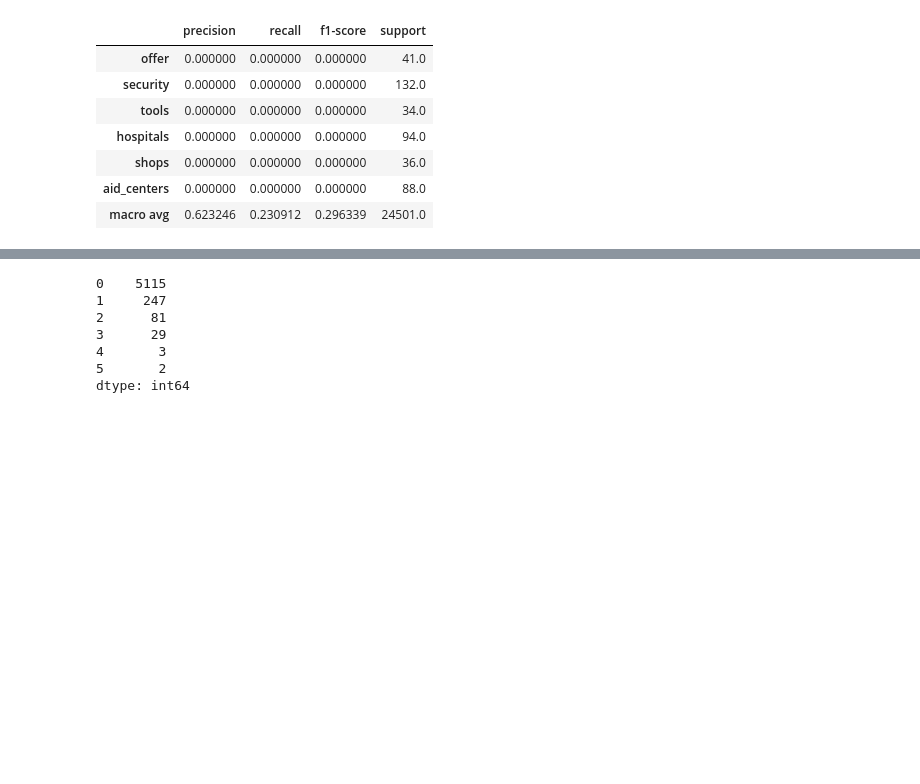
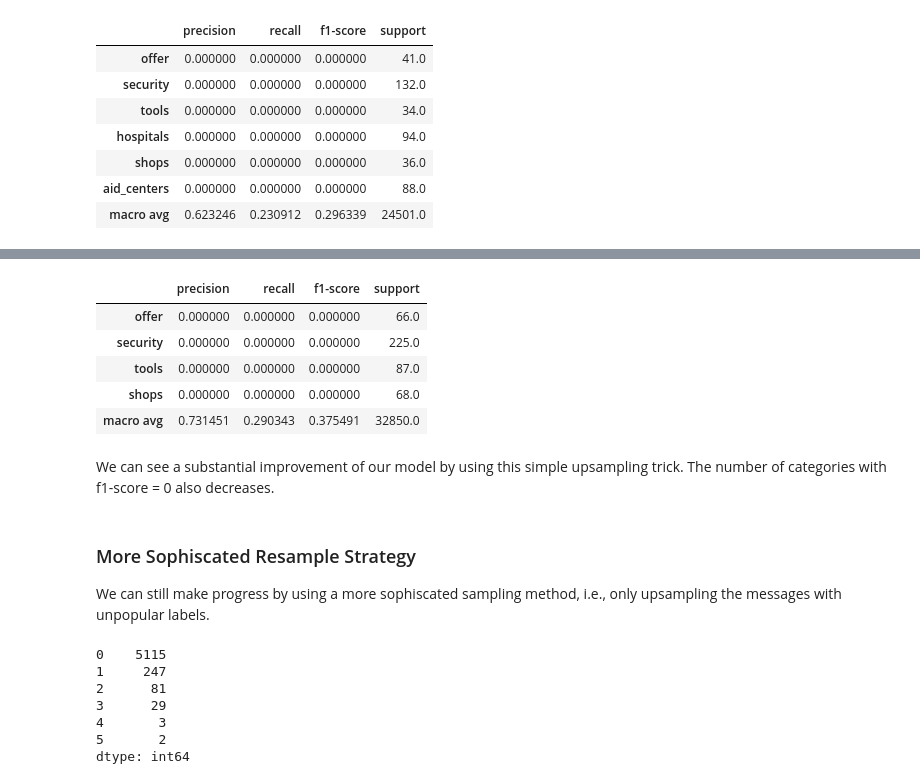
Before and after one commit to suebatista/Disaster-Response-Pipeline-Udacity, a Jupyter notebook: ML Pipeline Preparation.ipynb, the cells around one changed output, grey strips where cells are left out. Saved outputs shown, nothing was run; the diff lists cells and outputs as text; code cells hidden in the pictures; blank space fills up the shorter version.

```diff
--- a/ML Pipeline Preparation.ipynb
+++ b/ML Pipeline Preparation.ipynb
@@ -294 +349,17 @@ pop_label = list(label_counts[:3].index)
+# %%
+report_simple_sample = model_simple_sample.report
+report_simple_sample[(report_simple_sample['precision'] == 0.0) | (report_simple_sample.index == 'macro avg')]
+# %% [output]
+|  | precision | recall | f1-score | support |
+| offer | 0.000000 | 0.000000 | 0.000000 | 66.0 |
+| security | 0.000000 | 0.000000 | 0.000000 | 225.0 |
+| tools | 0.000000 | 0.000000 | 0.000000 | 87.0 |
+| shops | 0.000000 | 0.000000 | 0.000000 | 68.0 |
+| macro avg | 0.731451 | 0.290343 | 0.375491 | 32850.0 |
+# %% [markdown]
+We can see a substantial improvement of our model by using this simple upsampling trick. The number of categories with f1-score = 0 also decreases.
+# %% [markdown]
+### More Sophiscated Resample Strategy
+
+We can still make progress by using a more sophiscated sampling method, i.e., only upsampling the messages with unpopular labels.
 # %%
```
Also changed, not shown: parts of 34 cells of this notebook, 1 other file.
